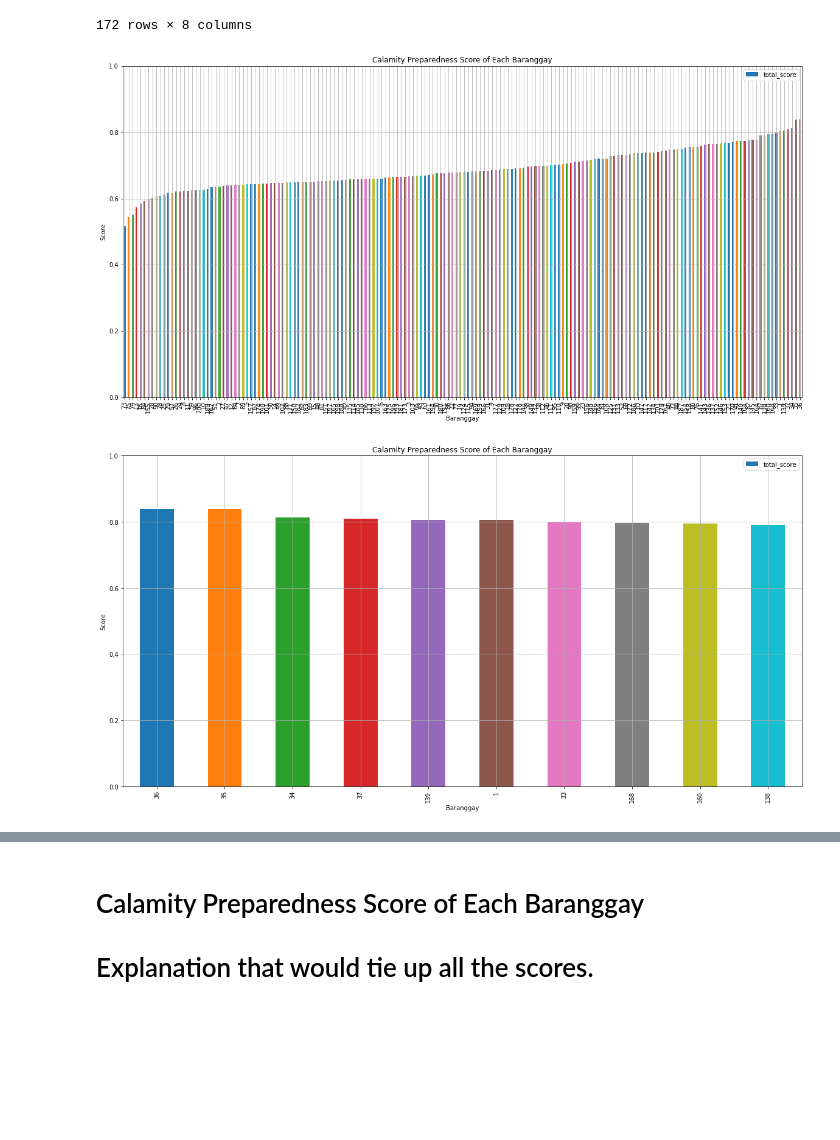
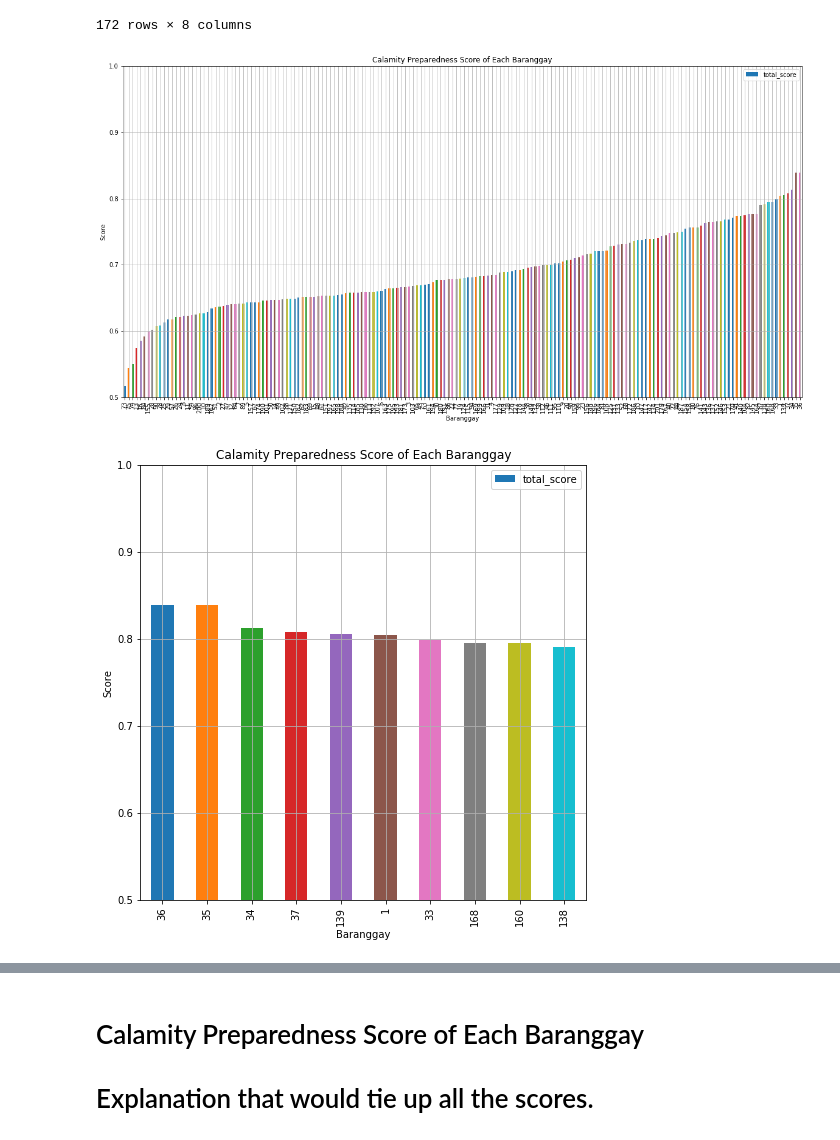
Before and after one commit to christianalderite/DATASCI-Final-Project, a Jupyter notebook: DATASCI Project Total Score.ipynb, the cells around one changed output, grey strips where cells are left out. Drawn from its saved outputs; the diff is of its cells as text; code cells hidden in the pictures; blank space fills up the shorter version.

```diff
--- a/DATASCI Project Total Score.ipynb
+++ b/DATASCI Project Total Score.ipynb
@@ -79,24 +79,23 @@ dfMain
 # %%
 dfMain.sort_values(by=['total_score']).plot(y='total_score', x='brgy', figsize=(20, 10), kind='bar', grid=True, align='center', width=0.5, stacked=True)
 plot.title("Calamity Preparedness Score of Each Baranggay")
-plot.ylim(0,1)
+plot.ylim(0.5,1)
 plot.ylabel("Score")
 plot.xlabel("Baranggay")
 plot.show()
 
-dfMain.nlargest(10, columns=['total_score']).plot(y='total_score', x='brgy', figsize=(20, 10), kind='bar', grid=True, align='center', width=0.5, stacked=True)
+dfMain.nlargest(10, columns=['total_score']).plot(y='total_score', x='brgy', figsize=(8, 8), kind='bar', grid=True, align='center', width=0.5, stacked=True)
 plot.title("Calamity Preparedness Score of Each Baranggay")
-plot.ylim(0,1)
+plot.ylim(0.5,1)
+plot.ylabel("Score")
+plot.xlabel("Baranggay")
+
+dfMain.nsmallest(10, columns=['total_score']).plot(y='total_score',  x='brgy', figsize=(8, 8), kind='bar', grid=True, align='center', width=0.5, stacked=True)
+plot.title("Calamity Preparedness Score of Each Baranggay")
+plot.ylim(0.5,1)
 plot.ylabel("Score")
 plot.xlabel("Baranggay")
 plot.show()
-
-dfMain.nsmallest(10, columns=['total_score']).plot(y='total_score',  x='brgy', figsize=(20, 10), kind='bar', grid=True, align='center', width=0.5, stacked=True)
-plot.title("Calamity Preparedness Score of Each Baranggay")
-plot.ylim(0,1)
-plot.ylabel("Score")
-plot.xlabel("Baranggay")
-plot.show()
 # %% [output]
-[figure, old version]
+[figure, new version]
-[figure, old version]
+[figure, new version]
```
Also changed, not shown: parts of 2 cells of this notebook, 2 other files.
